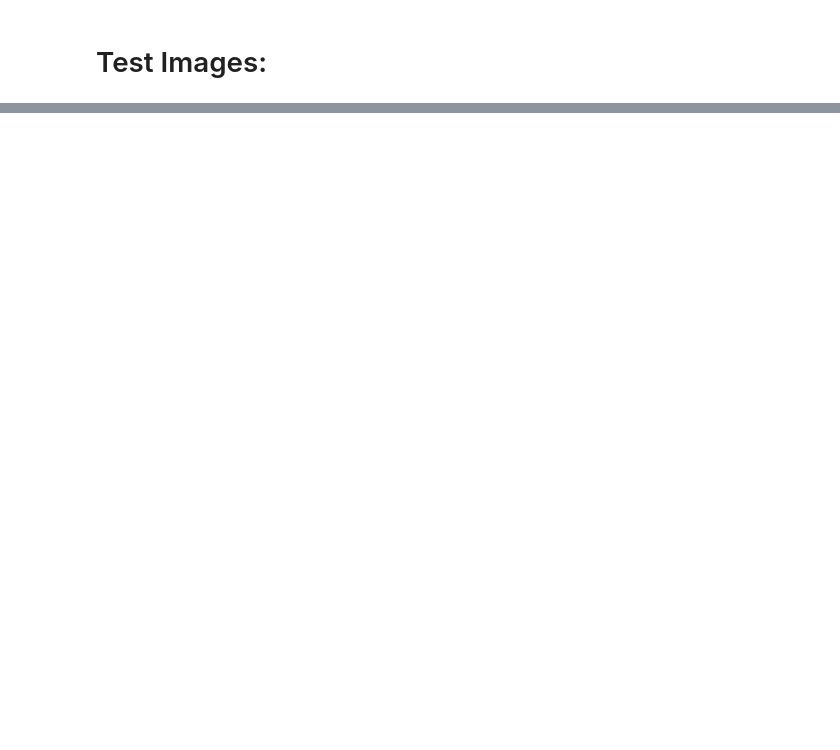
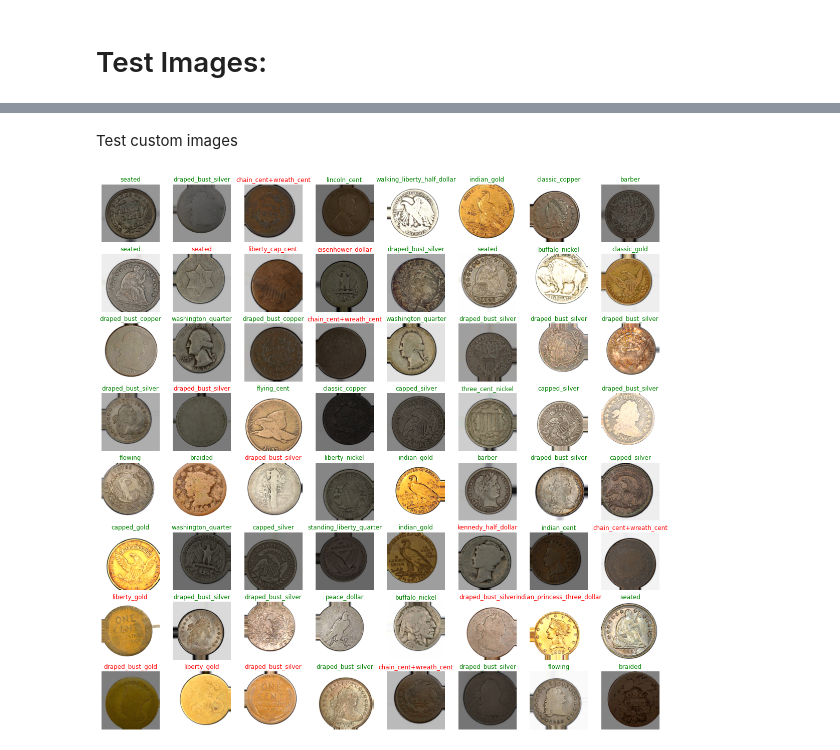
Before and after one commit to PScottZero/Numismatic, a Jupyter notebook: coin_classifier/coin_classifier.ipynb, the cells around one changed output, grey strips where cells are left out. Cells and saved outputs as stored; diff of their text form; code cells hidden in the pictures; blank space fills up the shorter version.

```diff
--- a/coin_classifier/coin_classifier.ipynb
+++ b/coin_classifier/coin_classifier.ipynb
@@ -189,2 +180,2 @@ with open('%s/coin_classifier.tflite' % base_dir, 'wb') as f:
 # %%
-model = models.load_model('%s/coin_classifier_save' % base_dir)
+model = models.load_model(model_dir)
@@ -203,16 +193,20 @@ output_details = interpreter.get_output_details()
 # %%
-correct = {}
-total = {}
+from collections import Counter
+
+correct = Counter()
+total = Counter()
+
+predictions = {}
 for i in range(len(labels)):
-  correct[i] = 0
-  total[i] = 0
-for X, y in dataset:
+  predictions[i] = Counter()
+
+batches = [val_generator.next() for _ in range(len(val_generator))]
+
+for X, y in batches:
   preds = [np.argmax(pred) for pred in model.predict(X)]
   for i, pred in enumerate(preds):
-    true = y[i].numpy()
-    if pred == true:
+    true = np.argmax(y[i])
+    predictions[true][pred] += 1
+    if true == pred:
       correct[true] += 1
     total[true] += 1
-for label, count in correct.items():
-  acc = count / total[label]
-  print('%s: %.2f' % (labels[label], acc))
@@ -238 +245,15 @@ WreathCent: 0.81
+# %% [markdown]
+Test custom images
+# %%
+fig = plt.figure(figsize=(20, 20))
+X_batch, y_batch = val_generator.next()
+predictions = model.predict(X_batch)
+for i in range(min(len(X_batch), 64)):
+  fig.add_subplot(8, 8, i + 1)
+  plt.imshow(X_batch[i])
+  plt.axis('off')
+  title_obj = plt.title(labels[np.argmax(predictions[i])])
+  plt.setp(title_obj, color='g' if np.argmax(predictions[i]) == np.argmax(y_batch[i]) else 'r')
+# %% [output]
+[figure, added]
 # %%
```
Also changed, not shown: parts of 33 cells of this notebook, 40 other files.
